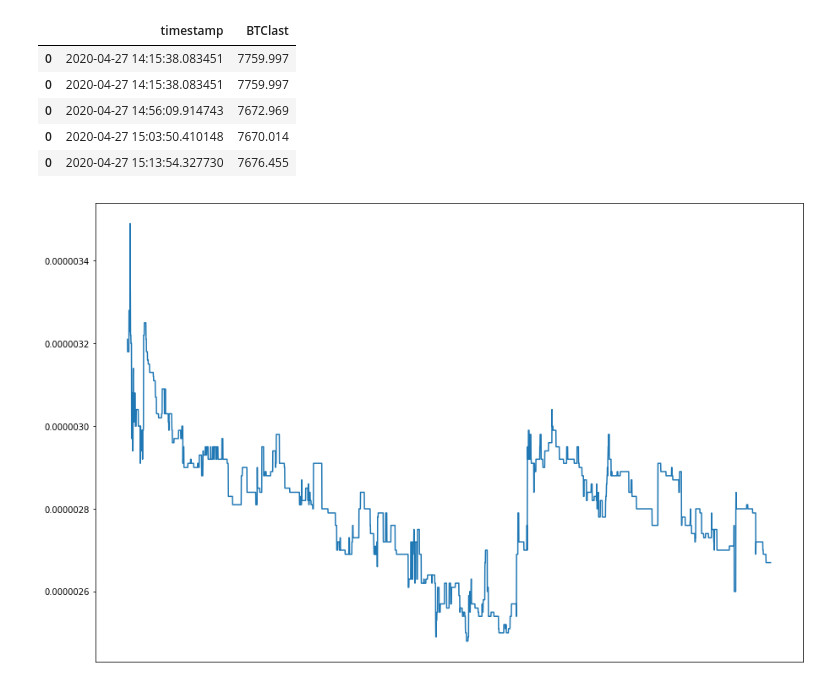
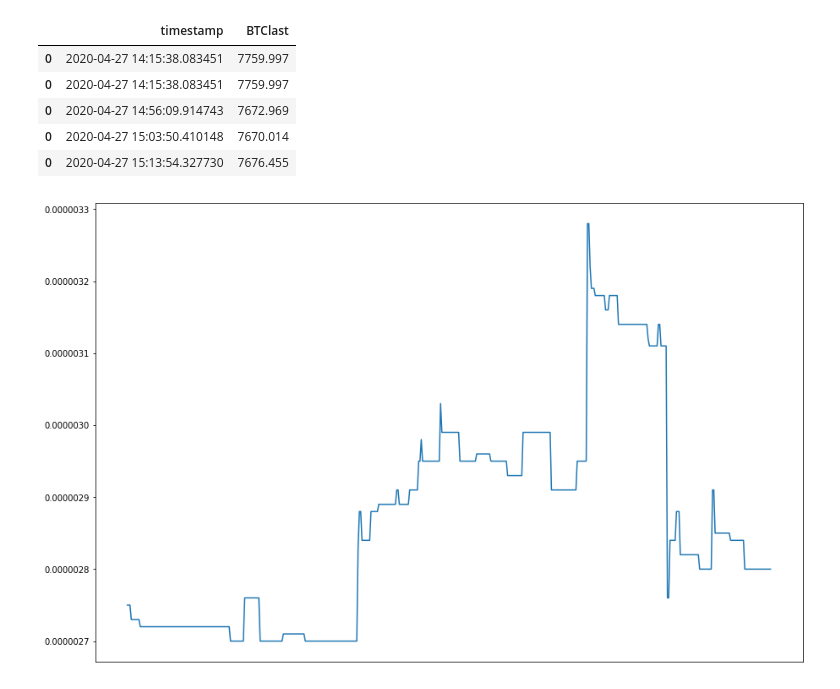
Before and after one commit to Tyler-Owen-Morris/FLO_bot, a Jupyter notebook: Data_Miner.ipynb, the cells around one changed output. Cells and saved outputs as stored; diff of their text form; code cells hidden in the pictures.

```diff
--- a/Data_Miner.ipynb
+++ b/Data_Miner.ipynb
@@ -185,6 +185,6 @@ plt.yscale('log')
 # %%
 fig, ax = plt.subplots(figsize=(15,10))
-show = 1000
+show = 500
 ax.plot(existing_df['timestamp'].tail(show), existing_df['BTClast'].tail(show))
 ax.get_xaxis().set_visible(False)
 # %% [output]
@@ -202,10 +202,10 @@ df.head()
 | 0 | 2020-04-27 15:13:54.327730 | 7676.455 |
 # %%
 fig, ax = plt.subplots(figsize=(15,10))
-ax.plot(existing_df['timestamp'], existing_df['FLOlast'])
+ax.plot(existing_df['timestamp'].tail(show), existing_df['FLOlast'].tail(show))
 ax.get_xaxis().set_visible(False)
 # %% [output]
-[figure, old version]
+[figure, new version]
 # %%
 # fig, ax = plt.subplots(figsize=(15,10))
 # ax.plot(existing_df['timestamp'], existing_df['FLOopenBuy'])
```
Also changed, not shown: parts of 6 cells of this notebook, 2 other files.
